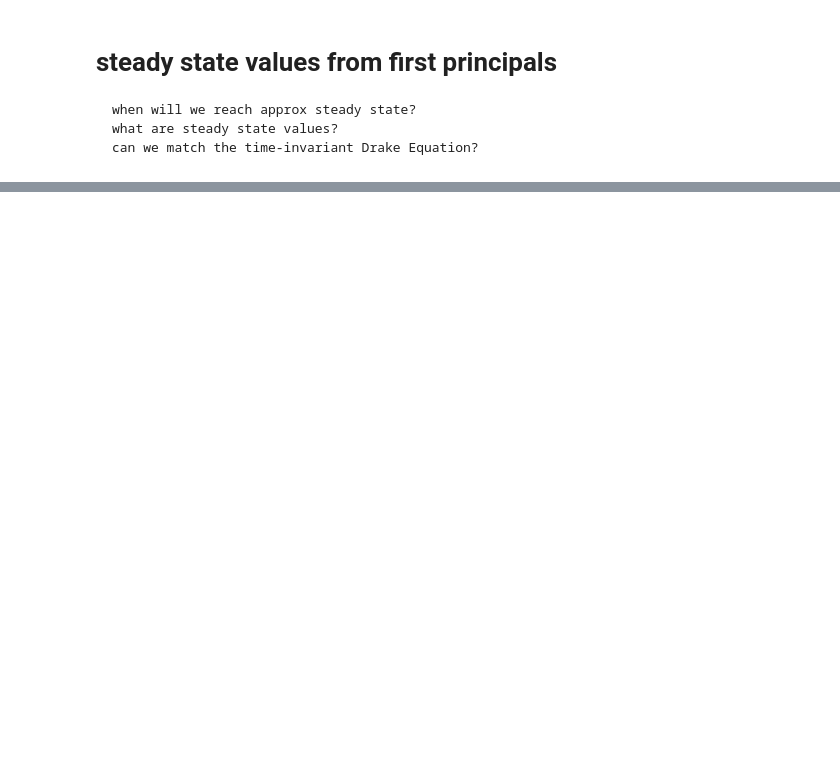
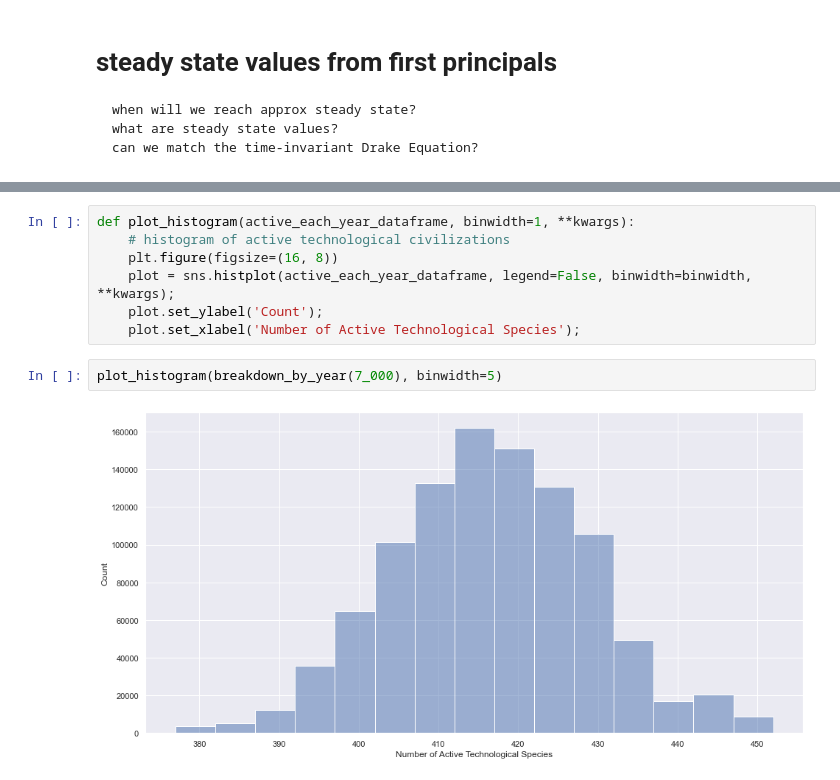
Before and after one commit to KevinCarr42/Time-Dependent-Drake-Equation, a Jupyter notebook: Time_Dependent_Drake_Equation.ipynb, the cells around one changed output, grey strips where cells are left out. Cells and saved outputs as stored; diff of their text form; blank space fills up the shorter version.

```diff
--- a/Time_Dependent_Drake_Equation.ipynb
+++ b/Time_Dependent_Drake_Equation.ipynb
@@ -540,0 +592,11 @@ plot.set_xlabel('Billions of Years');
+# %%
+def plot_histogram(active_each_year_dataframe, binwidth=1, **kwargs):
+    # histogram of active technological civilizations
+    plt.figure(figsize=(16, 8))
+    plot = sns.histplot(active_each_year_dataframe, legend=False, binwidth=binwidth, **kwargs);
+    plot.set_ylabel('Count');
+    plot.set_xlabel('Number of Active Technological Species');
+# %%
+plot_histogram(breakdown_by_year(7_000), binwidth=5)
+# %% [output]
+[figure, added]
```
Also changed, not shown: parts of 15 cells of this notebook.
